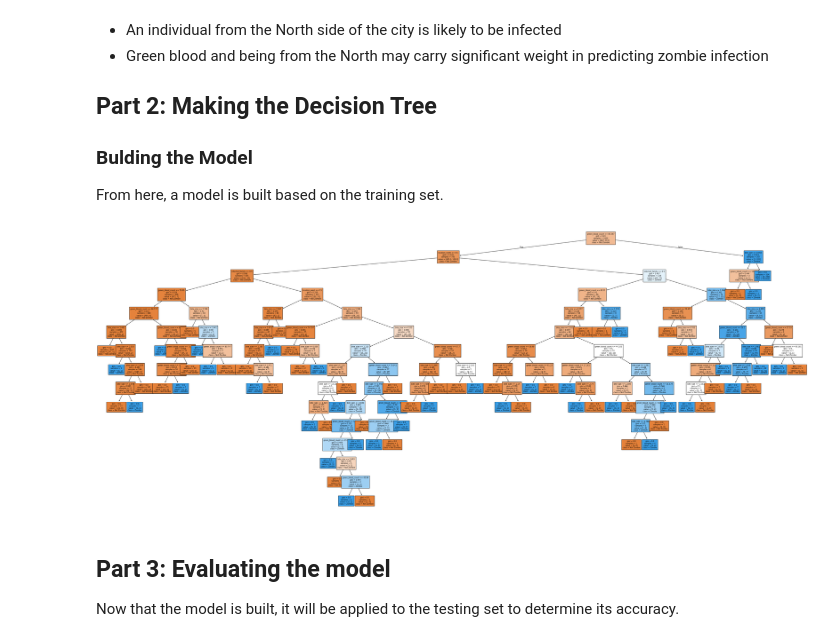
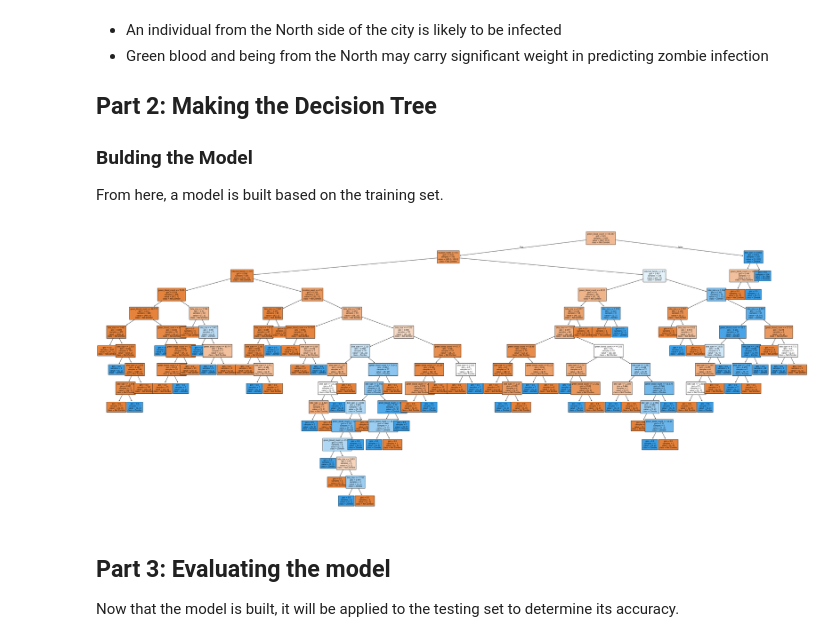
Before and after one commit to AEnyioko/Zombie, a Jupyter notebook: Zombie Project.ipynb, the cells around one changed output. Saved outputs shown, nothing was run; the diff lists cells and outputs as text; code cells hidden in the pictures.

```diff
--- a/Zombie Project.ipynb
+++ b/Zombie Project.ipynb
@@ -29,7 +31,7 @@ import seaborn as sns
 import matplotlib.pyplot as plt
 # %%
 # imoprt zombie training dataset
-zombie_df = pd.read_csv('training.csv')
+train_df = pd.read_csv('training.csv')
 
 plt_columns = ['bite_size','green_blood_count','infected_family','location']
 num_cols = len(plt_columns)
@@ -39,7 +41,7 @@ fig, axes = plt.subplots(2, 2, figsize=(12, 10))
 axes = axes.flatten()
 
 for i, col in enumerate(plt_columns):
-    sns.histplot(zombie_df, x=col, hue='is_zombie', kde=True, ax=axes[i])
+    sns.histplot(train_df, x=col, hue='is_zombie', kde=True, ax=axes[i])
     axes[i].set_title(f'Distribution of {col} by Zombie Status')
 
 plt.tight_layout()
@@ -62,24 +64,24 @@ From here, a model is built based on the training set.
 # %%
 from sklearn.tree import DecisionTreeClassifier, plot_tree
 from sklearn.metrics import classification_report, confusion_matrix
 
 
-x = zombie_df.drop(columns=['is_zombie'])
-y = zombie_df['is_zombie']
+x = train_df.drop(columns=['is_zombie'])
+y = train_df['is_zombie']
 
 # encode categorical variables as numeric values
-x_encoded = pd.get_dummies(x, drop_first=True)
+x_encoded = pd.get_dummies(x, drop_first=False)
 
 # fitting the decision tree classifier
 clf = DecisionTreeClassifier()
 clf.fit(x_encoded, y)
 
 # visualize the decision tree
 plt.figure(figsize=(50,20))
 plot_tree(clf, feature_names=x_encoded.columns, class_names=['Not Zombie', 'Zombie'], filled=True, fontsize=7)
 plt.show()
 # %% [output]
-[figure, old version]
+[figure, new version]
 # %% [markdown]
 ## Part 3: Evaluating the model
 Now that the model is built, it will be applied to the testing set to determine its accuracy.
```
Also changed, not shown: parts of 10 cells of this notebook.
